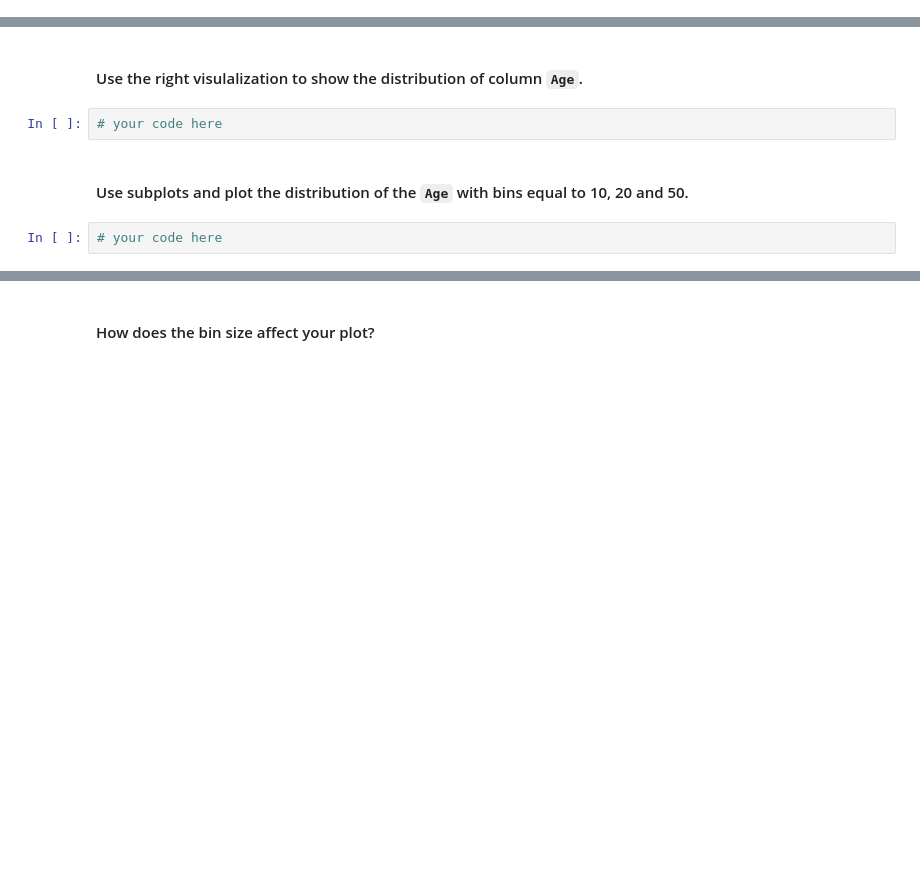
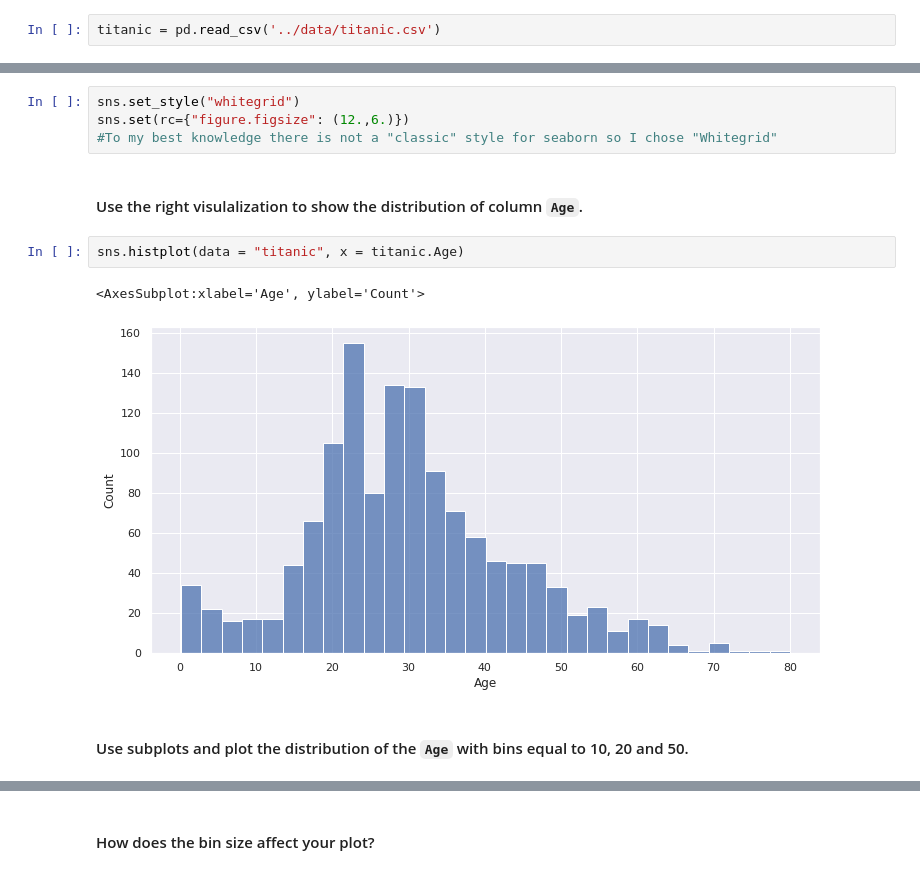
Before and after one commit to Ironhack-Data-Madrid-Enero-2022/lab-matplotlib-seaborn, a Jupyter notebook: your-code/main.ipynb, the cells around one changed output, grey strips where cells are left out. Drawn from its saved outputs; the diff is of its cells as text; blank space fills up the shorter version.

```diff
--- a/your-code/main.ipynb
+++ b/your-code/main.ipynb
@@ -94,2 +97,4 @@ plot_2 = sns.barplot(x = Day_list, y = 'Steps',data = fitbit_t2, palette = "Blue
+# %%
+titanic = pd.read_csv('../data/titanic.csv')
 # %% [markdown]
 #### Explore the titanic dataset using Pandas dtypes.
@@ -112,8 +142,13 @@ plot_2 = sns.barplot(x = Day_list, y = 'Steps',data = fitbit_t2, palette = "Blue
+# %%
+sns.set_style("whitegrid")
+sns.set(rc={"figure.figsize": (12.,6.)})
+#To my best knowledge there is not a "classic" style for seaborn so I chose "Whitegrid"
 # %% [markdown]
 #### Use the right visulalization to show the distribution of column `Age`.
-# %%
-# your code here
+# %%
+sns.histplot(data = "titanic", x = titanic.Age)
+# %% [output]
+<AxesSubplot:xlabel='Age', ylabel='Count'>
+[figure, added]
 # %% [markdown]
 #### Use subplots and plot the distribution of the `Age`  with bins equal to 10, 20 and 50.
-# %%
-# your code here
```
Also changed, not shown: parts of 11 cells of this notebook.
